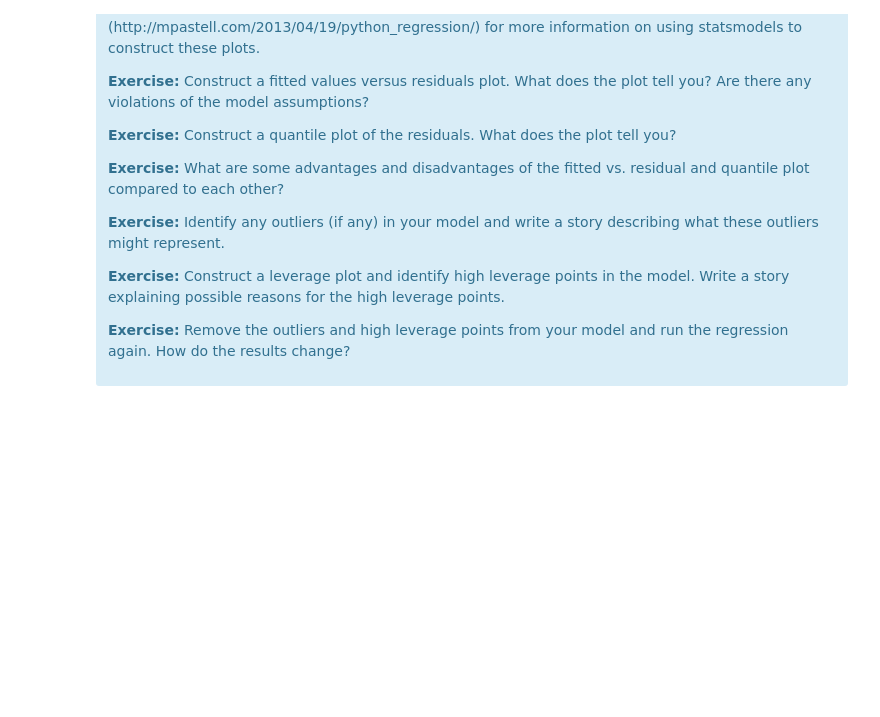
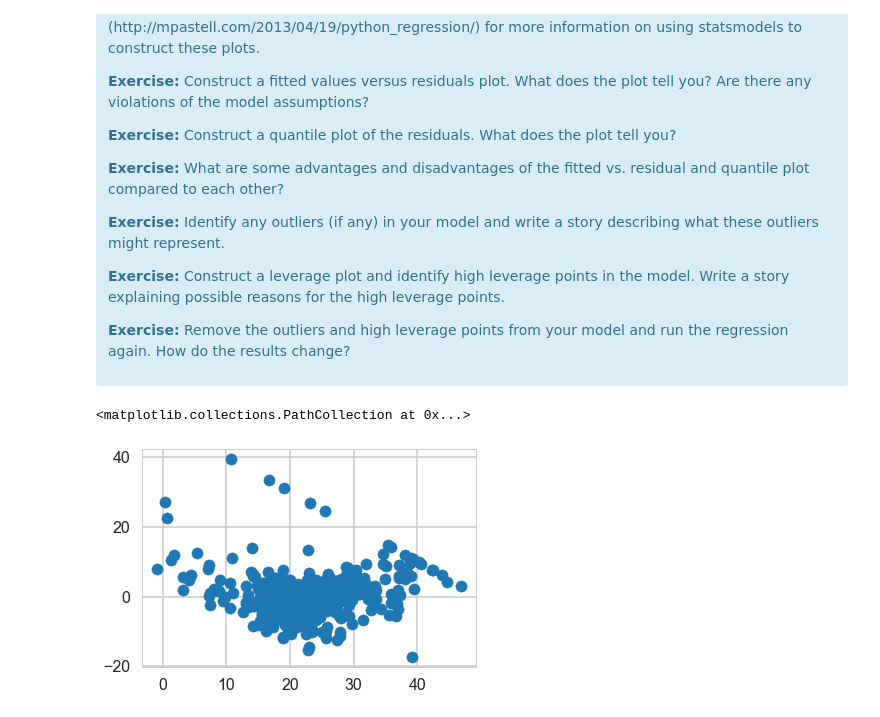
Before and after one commit to sedale33/Springboard, a Jupyter notebook: U0901LinearRegression/Mini_Project_Linear_Regression.ipynb, the cells around one changed output. Saved outputs shown, nothing was run; the diff lists cells and outputs as text; code cells hidden in the pictures; blank space fills up the shorter version.

```diff
--- a/U0901LinearRegression/Mini_Project_Linear_Regression.ipynb
+++ b/U0901LinearRegression/Mini_Project_Linear_Regression.ipynb
@@ -887,3 +887,7 @@ There are some other issues that are important investigate with linear regressio
 </div>
 # %%
 # Your turn.
+plt.scatter(crp.fittedvalues, crp.resid)
+# %% [output]
+<matplotlib.collections.PathCollection at 0x...>
+[figure, added]
```
Also changed, not shown: parts of 16 cells of this notebook.
